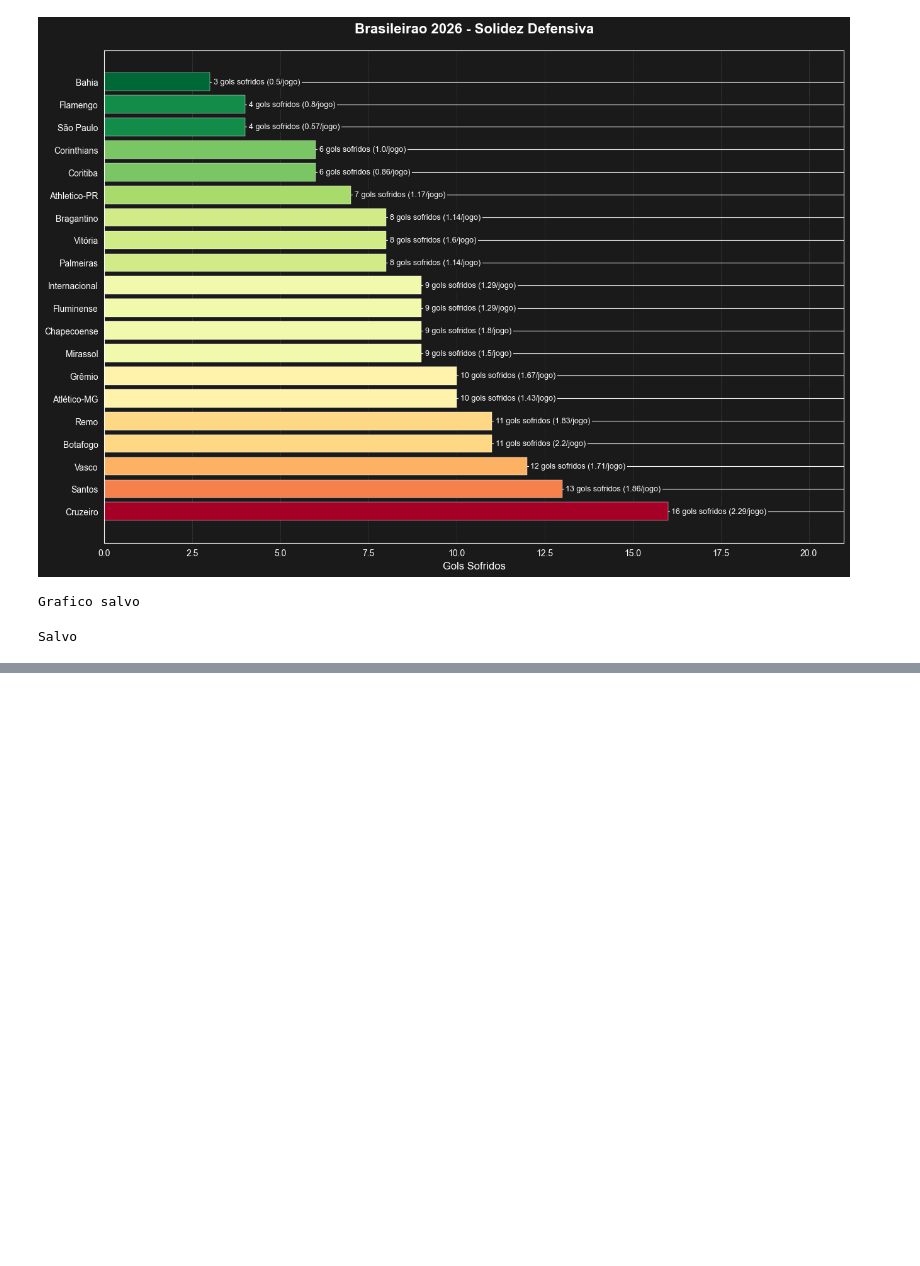
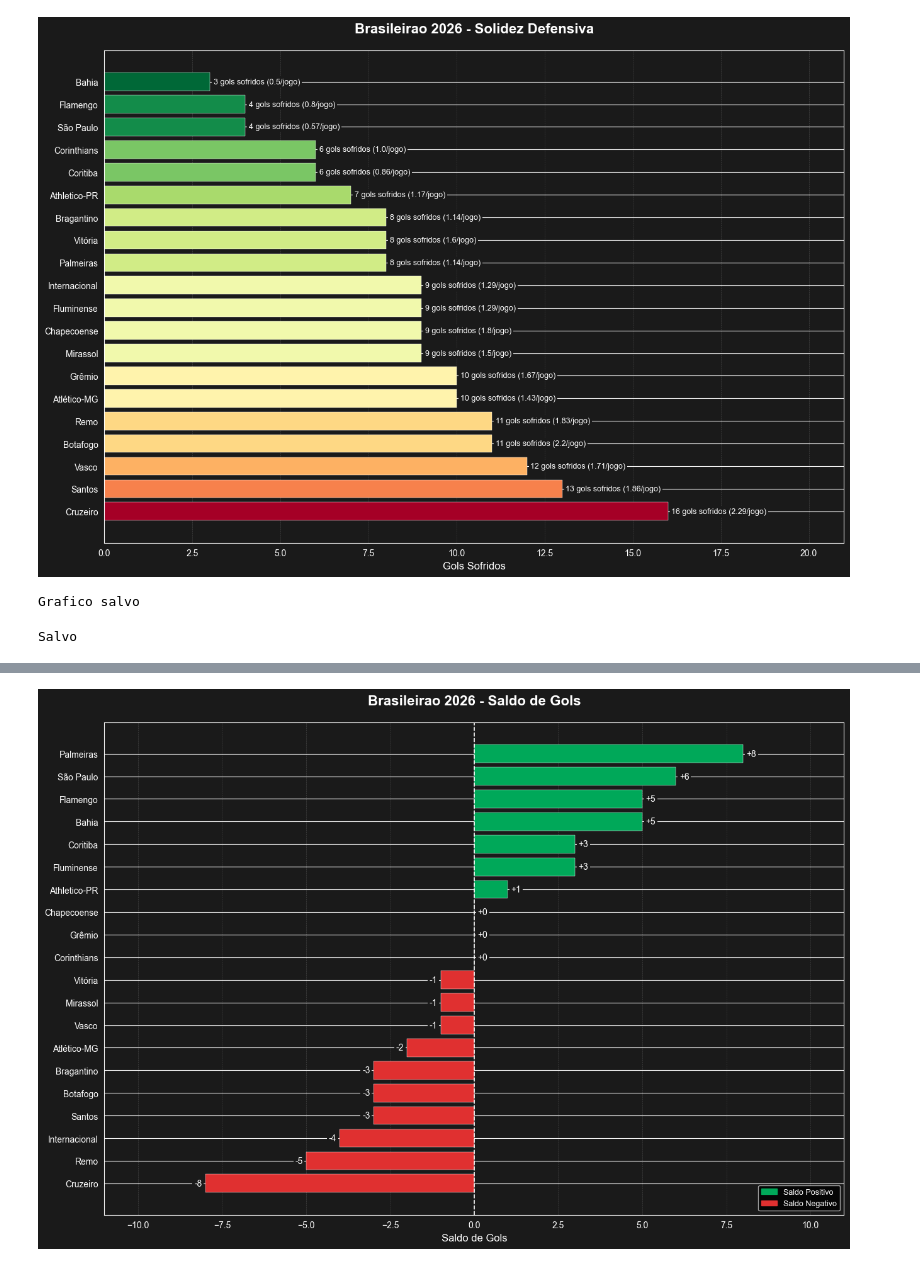
Before and after one commit to fabriciogmaraes/brasileirao-analytics, a Jupyter notebook: metricas.ipynb, the cells around one changed output, grey strips where cells are left out. Drawn from its saved outputs; the diff is of its cells as text; code cells hidden in the pictures; blank space fills up the shorter version.

Commit message:
feat: bloco 4 - saldo de gols com grafico divergente

```diff
--- a/metricas.ipynb
+++ b/metricas.ipynb
@@ -368,0 +384,14 @@ Salvo
+# %%
+#Quarto bloco: Saldo de Gols
+
+#Criando o dataframe
+saldo = tabela_final[['time_popular', 'gols_marcados', 'gols_sofridos']].copy()
+
+saldo['saldo_gols'] = saldo['gols_marcados'] - saldo['gols_sofridos']
+
+saldo = saldo.sort_values('saldo_gols', ascending=False).reset_index(drop=True)
+saldo.index += 1
+
+print("Brasileirao 2026 - Saldo de Gols")
+print('_' * 40)
+print(saldo.to_string())
@@ -368,0 +416,68 @@ Salvo
+# %%
+#Criação do Gráfio de Saldo de Gols:
+
+plot_data = saldo.sort_values('saldo_gols', ascending=True)
+
+cores = ['#00A859' if s >= 0 else '#E03030' for s in plot_data['saldo_gols']]
+
+#Criação da figura:
+fig, ax = plt.subplots(figsize=(14, 9))
+plt.style.use('dark_background')
+fig.patch.set_facecolor('#1a1a1a')
+ax.set_facecolor('#1a1a1a')
+
+#Configuração das barras:
+bars = ax.barh(
+    plot_data['time_popular'],
+    plot_data['saldo_gols'],
+    color=cores,
+    edgecolor='white',
+    linewidth=0.3
+)
+
+#Configuração do rótulo de dados:
+for bar, saldo_val in zip(bars, plot_data['saldo_gols']):
+    offset = 0.1 if saldo_val >= 0 else -0.1
+    alinhamento = 'left' if saldo_val >= 0 else 'right'
+
+    ax.text(
+        bar.get_width() + offset,
+        bar.get_y() + bar.get_height() / 2,
+        f'{int(saldo_val):+d}',
+        va='center', ha=alinhamento, fontsize=10, color='white',
+        bbox=dict(facecolor='#1a1a1a', edgecolor='none', pad=2)
+    )
+
+#Separação dos times positivos e negativos:
+ax.axvline(x=0, color='white', linewidth=1.2, linestyle='--')
+
+#Grade vertical:
+ax.xaxis.grid(True, color='gray', linestyle='--', linewidth=0.4, alpha=0.5)
+ax.set_axisbelow(True)
+
+#Legenda de cores:
+patches = [
+    mpatches.Patch(color='#00A859', label='Saldo Positivo'),
+    mpatches.Patch(color='#E03030', label='Saldo Negativo'),
+]
+ax.legend(handles=patches, loc='lower right', fontsize=9)
+
+#Configuração do Título:
+ax.set_title('Brasileirao 2026 - Saldo de Gols', fontsize=16, fontweight='bold', pad=20, color='white')
+ax.set_xlabel('Saldo de Gols', fontsize=12, color='white')
+ax.tick_params(colors='white')
+
+#Ajustes de imagem:
+ax.set_xlim(
+    plot_data['saldo_gols'].min() - 3,
+    plot_data['saldo_gols'].max() + 3
+)
+
+plt.tight_layout()
+plt.subplots_adjust(left=0.15)
+plt.savefig('saldo_gols_2026.png', dpi=150, bbox_inches='tight')
+plt.show()
+
+print("Grafico salvo")
+# %% [output]
+[figure, added]
```
Also changed, not shown: parts of 5 cells of this notebook, 2 other files.
